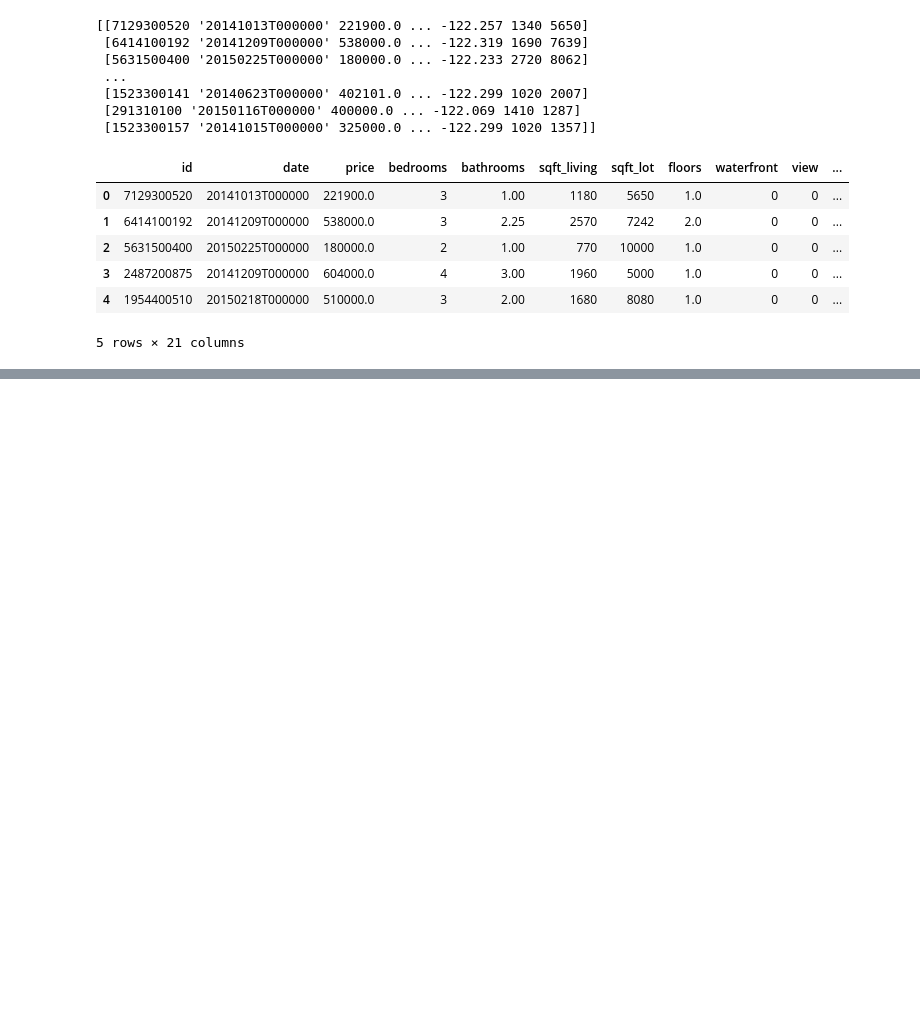
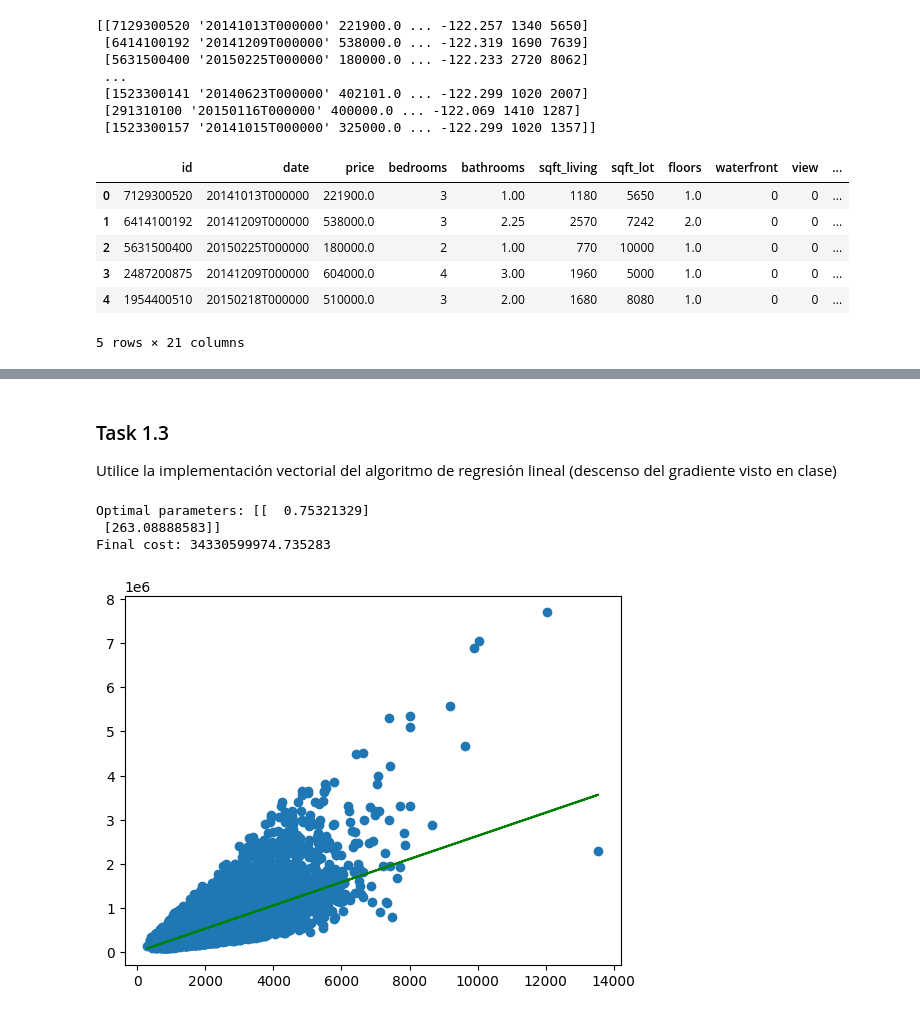
Before and after one commit to jwlh00/AI-Lab3, a Jupyter notebook: lab3.ipynb, the cells around one changed output, grey strips where cells are left out. Drawn from its saved outputs; the diff is of its cells as text; code cells hidden in the pictures; blank space fills up the shorter version.

```diff
--- a/lab3.ipynb
+++ b/lab3.ipynb
@@ -149,0 +79,50 @@ El mejor grado del polinomio fue el:  4
+# %%
+# Get the desired values from the nested arrays
+price = npArray[:, 2].astype(int) # Value to predict
+sqft_living = npArray[:, 5].astype(int) # Value to train the model
+
+# Create a matrix X for linear regression with an additional column of ones for the bias term
+X = np.vstack((np.ones(len(sqft_living)), sqft_living)).T
+
+# Reshape the price array to be a column vector
+y = price.reshape(-1, 1)
+
+# Initialize the parameters for gradient descent
+theta = np.random.rand(2, 1)
+# %% [markdown]
+### Task 1.3
+
+Utilice la implementación vectorial del algoritmo de regresión lineal (descenso del gradiente visto en clase)
+# %%
+# Define the hyperparameters for gradient descent
+learning_rate = 0.000000001
+threshold = 0.001
+max_iter = 10000
+
+# Define the regularization parameter
+lmbd = 1
+
+# Perform gradient descent to find the optimal parameters
+theta, costs, _ = gradient_descent(
+    theta,
+    linear_cost,
+    linear_cost_gradient,
+    learning_rate=learning_rate,
+    threshold=threshold,
+    max_iter=max_iter,
+    params=[X, y, lmbd]
+)
+
+# Print the optimal parameters and the final cost
+print("Optimal parameters:", theta)
+print("Final cost:", linear_cost(theta, X, y, lmbd))
+
+# Plot the data and the regression line
+plt.scatter(sqft_living, price)
+plt.plot(sqft_living, X @ theta, color='green')
+plt.show()
+# %% [output]
+Optimal parameters: [[  0.75321329]
+ [263.08888583]]
+Final cost: 34330599974.735283
+[figure, added]
```
Also changed, not shown: parts of 18 cells of this notebook.
